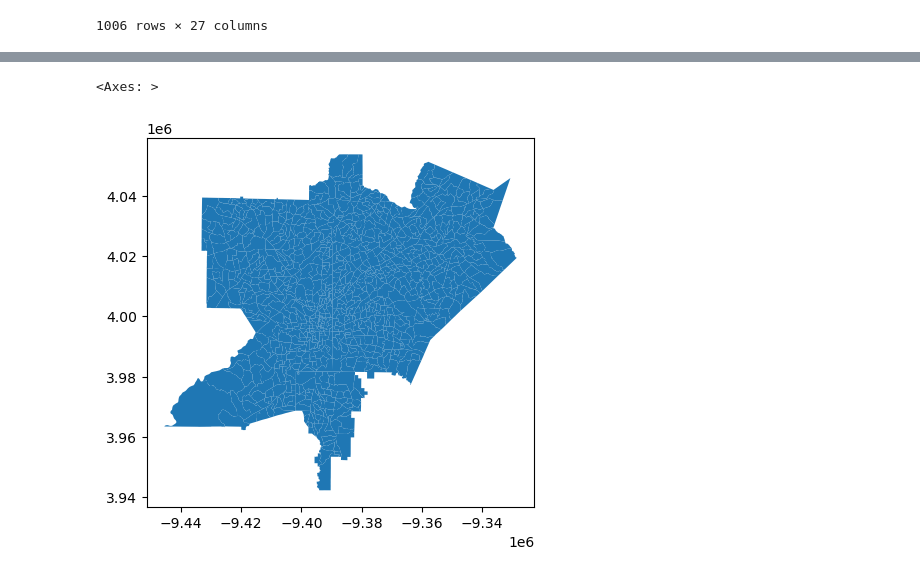
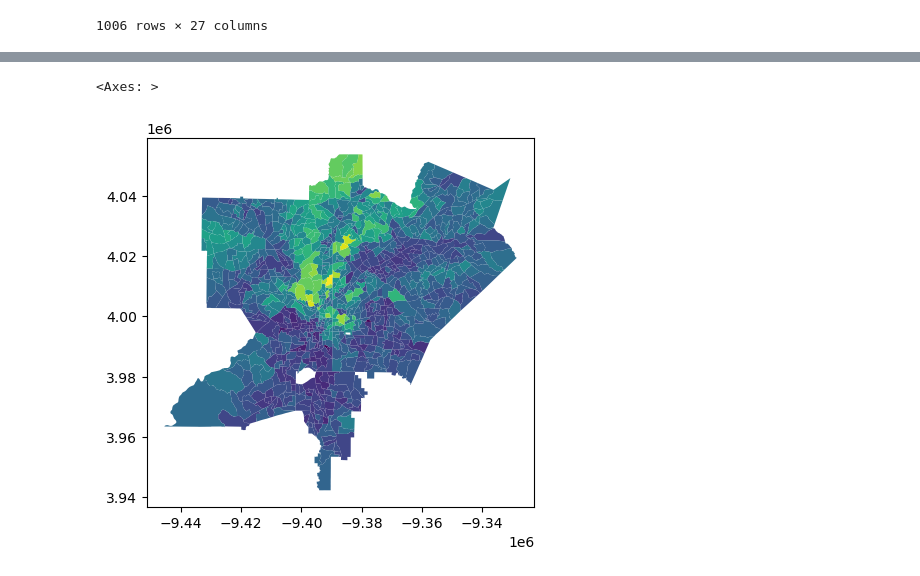
Before and after one commit to hjyu483/Expenditure_Map, a Jupyter notebook: Data_Clean.ipynb, the cells around one changed output, grey strips where cells are left out. Cells and saved outputs as stored; diff of their text form; code cells hidden in the pictures.

```diff
--- a/Data_Clean.ipynb
+++ b/Data_Clean.ipynb
@@ -159,8 +163,8 @@ KeyError: 'Alcohol'
 # %%
 import matplotlib.pyplot as plt
-df_normalized.plot()
+df_normalized.plot(column = 'tot_spen')
 # %% [output]
 <Axes: >
-[figure, old version]
+[figure, new version]
 # %%
 df_ex.to_file("dataset_normalized3.shp")
```
Also changed, not shown: parts of 2 cells of this notebook.
